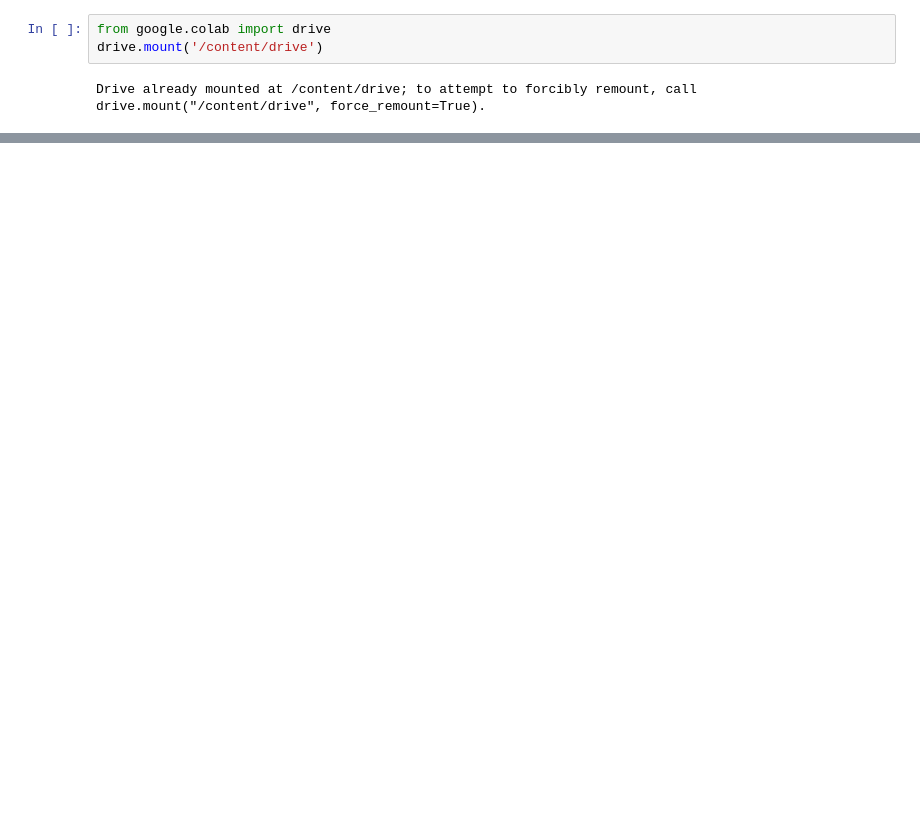
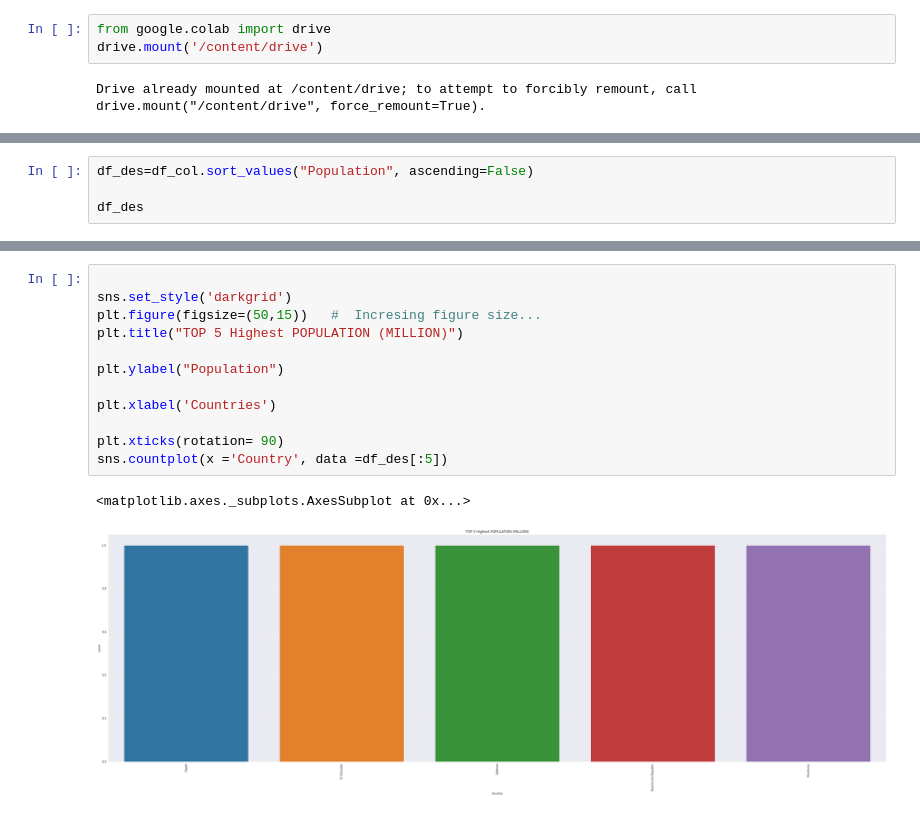
Before and after one commit to Muntasir90629/Web-Scraping-with-Python, a Jupyter notebook: abd_new.ipynb, the cells around one changed output, grey strips where cells are left out. Saved outputs shown, nothing was run; the diff lists cells and outputs as text; blank space fills up the shorter version.

```diff
--- a/abd_new.ipynb
+++ b/abd_new.ipynb
@@ -624,0 +528,4 @@ Drive already mounted at /content/drive; to attempt to forcibly remount, call dr
+# %%
+df_des=df_col.sort_values("Population", ascending=False)
+
+df_des
@@ -624,0 +592,15 @@ Drive already mounted at /content/drive; to attempt to forcibly remount, call dr
+# %%
+
+sns.set_style('darkgrid')
+plt.figure(figsize=(50,15))   #  Incresing figure size...
+plt.title("TOP 5 Highest POPULATION (MILLION)")
+
+plt.ylabel("Population")
+
+plt.xlabel('Countries')
+
+plt.xticks(rotation= 90)
+sns.countplot(x ='Country', data =df_des[:5])
+# %% [output]
+<matplotlib.axes._subplots.AxesSubplot at 0x...>
+[figure, added]
```
Also changed, not shown: parts of 26 cells of this notebook.
